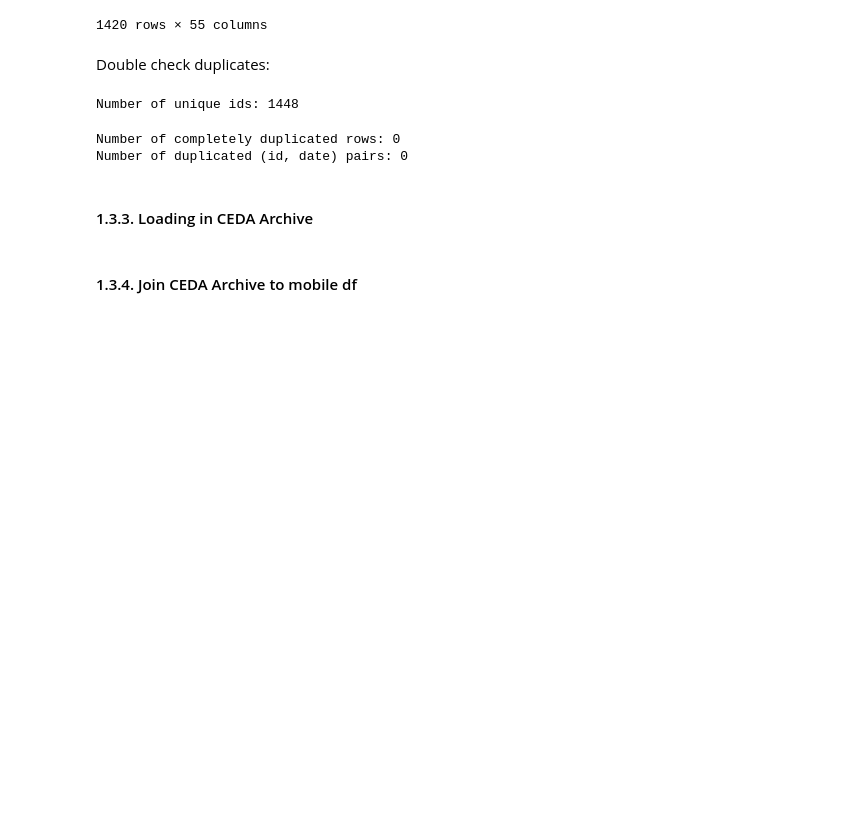
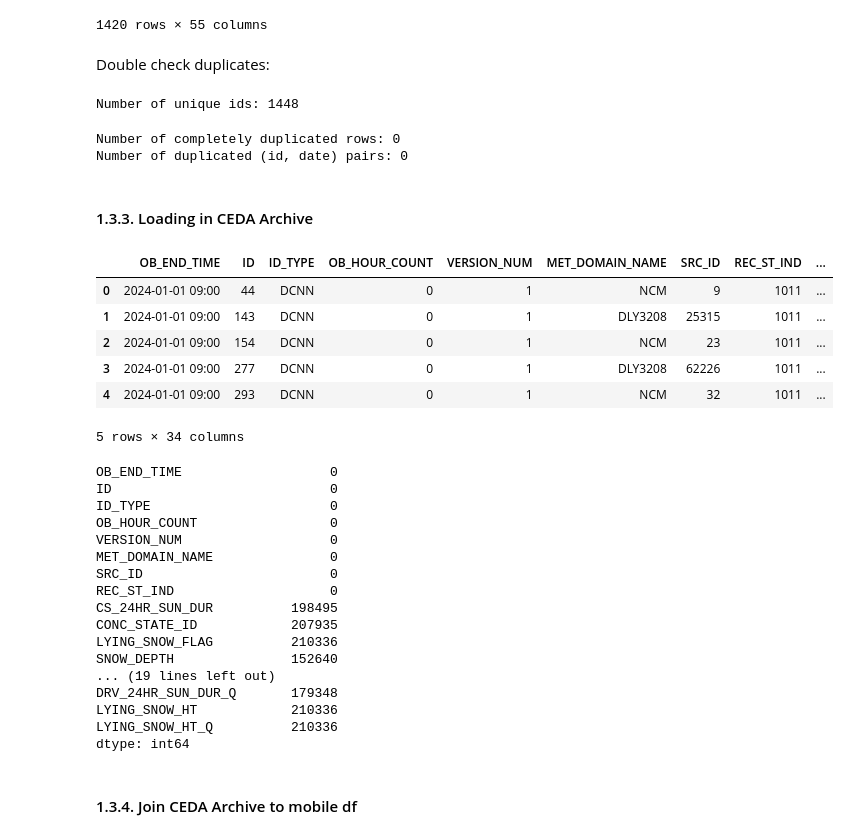
Before and after one commit to stefankrysa/MScDissertation, a Jupyter notebook: preprocessing.ipynb, the cells around one changed output. Drawn from its saved outputs; the diff is of its cells as text; code cells hidden in the pictures; blank space fills up the shorter version.

```diff
--- a/preprocessing.ipynb
+++ b/preprocessing.ipynb
@@ -828,5 +828,56 @@ Number of completely duplicated rows: 0
 Number of duplicated (id, date) pairs: 0
 # %% [markdown]
 #### 1.3.3. Loading in CEDA Archive
+# %%
+# define the header based on your provided column names
+column_names = [
+    "OB_END_TIME", "ID", "ID_TYPE", "OB_HOUR_COUNT", "VERSION_NUM",
+    "MET_DOMAIN_NAME", "SRC_ID", "REC_ST_IND", "CS_24HR_SUN_DUR",
+    "CONC_STATE_ID", "LYING_SNOW_FLAG", "SNOW_DEPTH", "FRSH_SNOW_AMT",
+    "SNOW_DAY_ID", "HAIL_DAY_ID", "THUNDER_DAY_FLAG", "GALE_DAY_FLAG",
+    "FRSH_MNT_SNWFALL_FLAG", "WMO_24HR_SUN_DUR", "CS_24HR_SUN_DUR_Q",
+    "CONC_STATE_ID_Q", "SNOW_DEPTH_Q", "FRSH_SNW_AMT_Q", "SNOW_DAY_ID_Q",
+    "HAIL_DAY_ID_Q", "THUNDER_DAY_FLAG_Q", "GALE_DAY_FLAG_Q",
+    "WMO_24HR_SUN_DUR_Q", "METO_STMP_TIME", "MIDAS_STMP_ETIME",
+    "DRV_24HR_SUN_DUR", "DRV_24HR_SUN_DUR_Q", "LYING_SNOW_HT", "LYING_SNOW_HT_Q"
+]
+
+# Read CSV and treat empty strings as NaN
+df = pd.read_csv(
+    "Data/midas_wxdrnl_202401-202412.txt",
+    header=None,
+    names=column_names,
+    na_values=['', ' '],  # Treat empty strings and single spaces as NaN
+    keep_default_na=True
+)
+
+# Check result
+display(df.head())
+print(df.isna().sum())  # Check number of NaNs per column
+# %% [output]
+|  | OB_END_TIME | ID | ID_TYPE | OB_HOUR_COUNT | VERSION_NUM | MET_DOMAIN_NAME | SRC_ID | REC_ST_IND | ... |
+| 0 | 2024-01-01 09:00 | 44 | DCNN | 0 | 1 | NCM | 9 | 1011 | ... |
+| 1 | 2024-01-01 09:00 | 143 | DCNN | 0 | 1 | DLY3208 | 25315 | 1011 | ... |
+| 2 | 2024-01-01 09:00 | 154 | DCNN | 0 | 1 | NCM | 23 | 1011 | ... |
+| 3 | 2024-01-01 09:00 | 277 | DCNN | 0 | 1 | DLY3208 | 62226 | 1011 | ... |
+| 4 | 2024-01-01 09:00 | 293 | DCNN | 0 | 1 | NCM | 32 | 1011 | ... |
+5 rows × 34 columns
+OB_END_TIME                   0
+ID                            0
+ID_TYPE                       0
+OB_HOUR_COUNT                 0
+VERSION_NUM                   0
+MET_DOMAIN_NAME               0
+SRC_ID                        0
+REC_ST_IND                    0
+CS_24HR_SUN_DUR          198495
+CONC_STATE_ID            207935
+LYING_SNOW_FLAG          210336
+SNOW_DEPTH               152640
+... (19 lines left out)
+DRV_24HR_SUN_DUR_Q       179348
+LYING_SNOW_HT            210336
+LYING_SNOW_HT_Q          210336
+dtype: int64
 # %% [markdown]
 #### 1.3.4. Join CEDA Archive to mobile df
```
